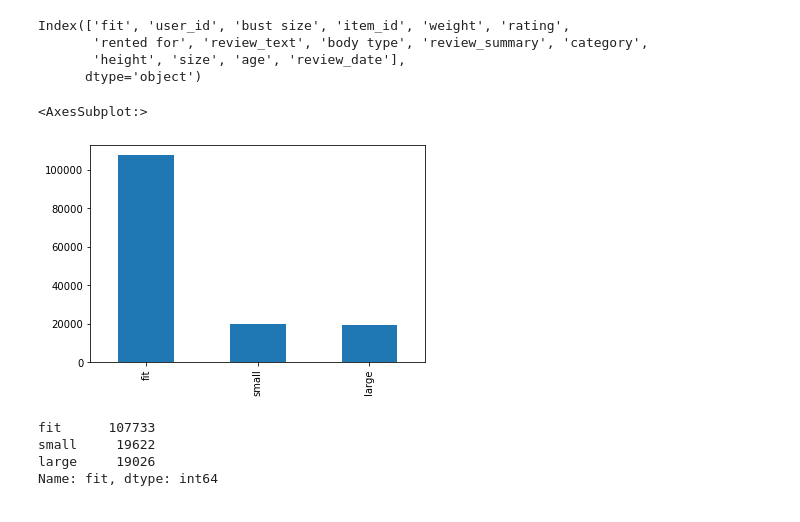
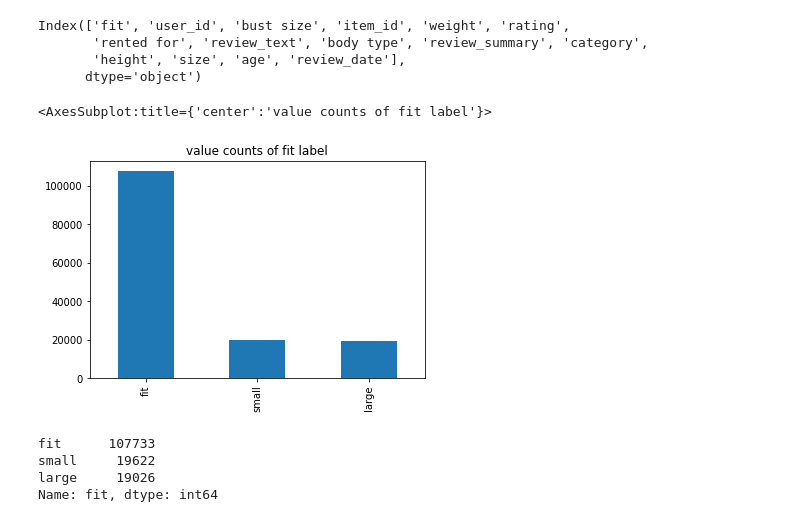
Before and after one commit to nidhidhamnani/cse-258-project, a Jupyter notebook: exploratory_analysis_of_data.ipynb, the cells around one changed output. Drawn from its saved outputs; the diff is of its cells as text; code cells hidden in the pictures.

```diff
--- a/exploratory_analysis_of_data.ipynb
+++ b/exploratory_analysis_of_data.ipynb
@@ -16,10 +16,10 @@ Index(['fit', 'user_id', 'bust size', 'item_id', 'weight', 'rating',
        'height', 'size', 'age', 'review_date'],
       dtype='object')
 # %%
-dataset['fit'].value_counts().plot(kind='bar')
+dataset['fit'].value_counts().plot(kind='bar',title='value counts of fit label')
 # %% [output]
-<AxesSubplot:>
+<AxesSubplot:title={'center':'value counts of fit label'}>
-[figure, old version]
+[figure, new version]
 # %%
 dataset['fit'].value_counts()
 # %% [output]
```
Also changed, not shown: parts of 13 cells of this notebook, 1 other file.
